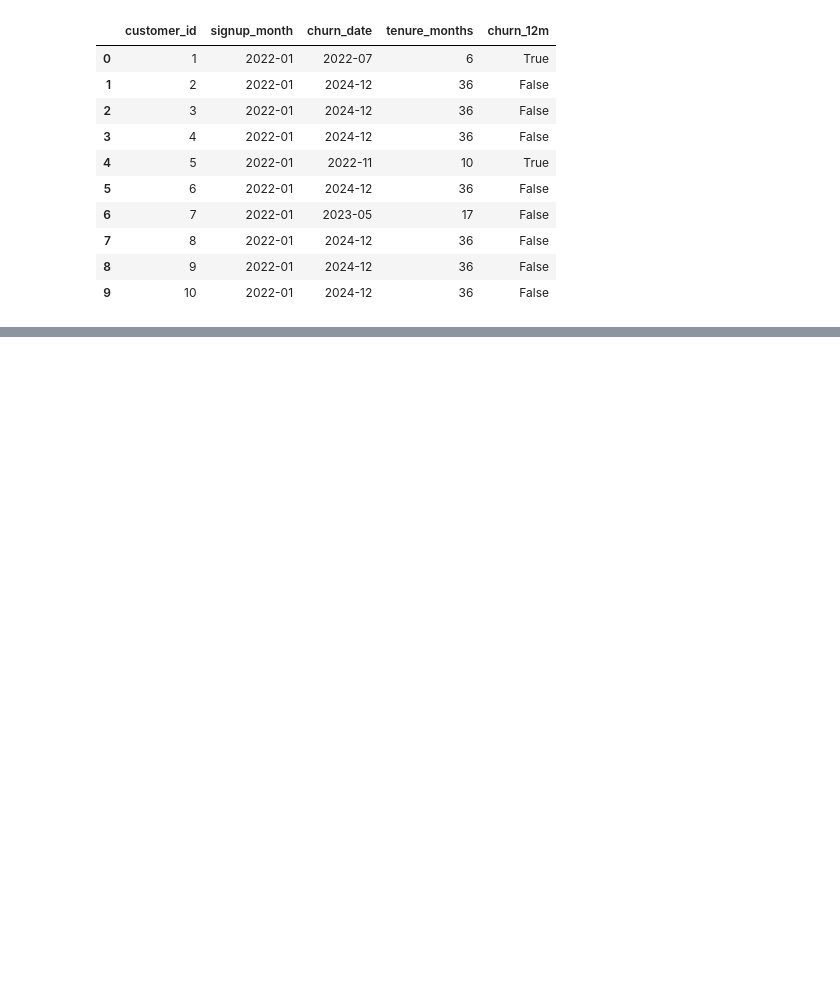
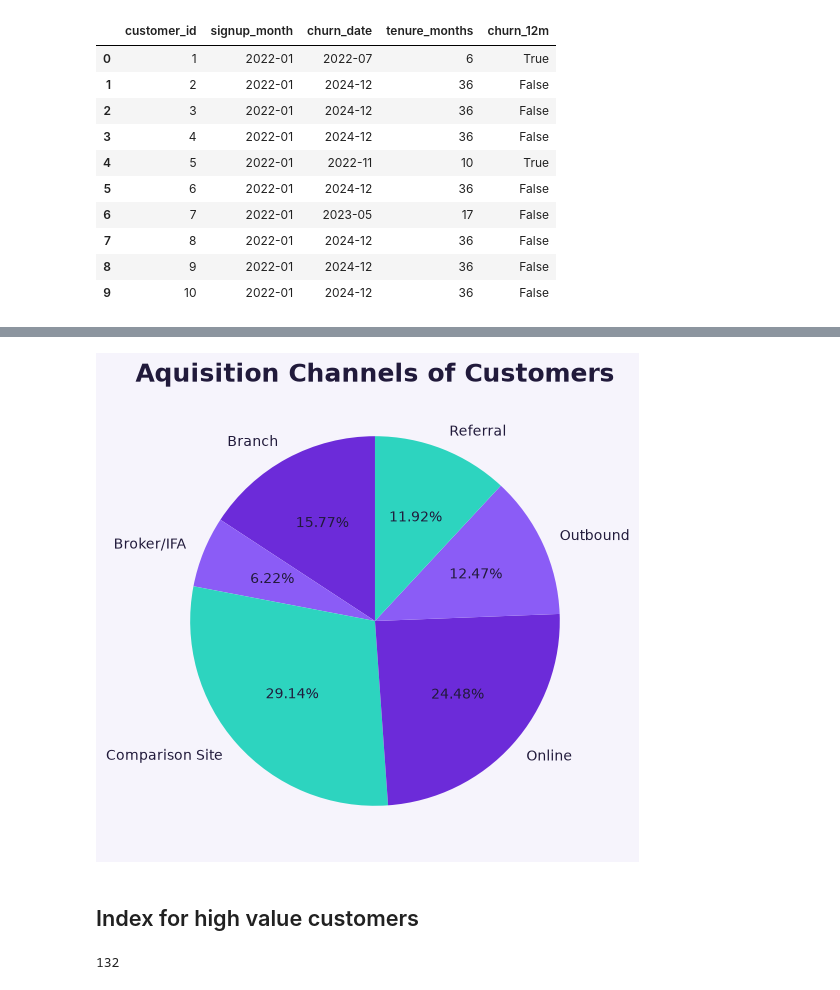
Before and after one commit to esmerowbotham-tech/Money-Craft-Project, a Jupyter notebook: insights.ipynb, the cells around one changed output, grey strips where cells are left out. Drawn from its saved outputs; the diff is of its cells as text; code cells hidden in the pictures; blank space fills up the shorter version.

```diff
--- a/insights.ipynb
+++ b/insights.ipynb
@@ -336,0 +381,7 @@ eligible = scv[scv['signup_month'] <= data_end - 12]
+# %%
+# percentage customers by channel
+num_customer_by_channel = scv.groupby('channel')['customer_id'].count()
+total_customers = scv['customer_id'].count()
+percentage_customer_by_channel = num_customer_by_channel / total_customers  *100
+print(percentage_customer_by_channel.round(2))
+channels = ['Branch', 'Broker/IFA','Comparison Site','Online', 'Outbound', 'Referral']
@@ -336,0 +397,16 @@ eligible = scv[scv['signup_month'] <= data_end - 12]
+# %%
+plt.figure(figsize=(6, 6))
+plt.pie(
+percentage_customer_by_channel.round(2),
+labels=channels,
+colors=graph_colours,
+autopct='%1.2f%%', # Show percentage with 2 decimal places
+startangle=90,
+textprops={'color': title_label_colour}
+)
+plt.title('Aquisition Channels of Customers', color=title_label_colour, weight='bold', size=18)
+plt.show()
+# %% [output]
+[figure, added]
+# %% [markdown]
+## Index for high value customers
@@ -336,0 +416,7 @@ eligible = scv[scv['signup_month'] <= data_end - 12]
+# %%
+scv['high_value'] = scv['total_revenue'] >= threshold
+scv.head()
+high_value_count = scv['high_value'].sum()
+print(high_value_count)
+# %% [output]
+132
```
Also changed, not shown: parts of 11 cells of this notebook, 1 other file.
